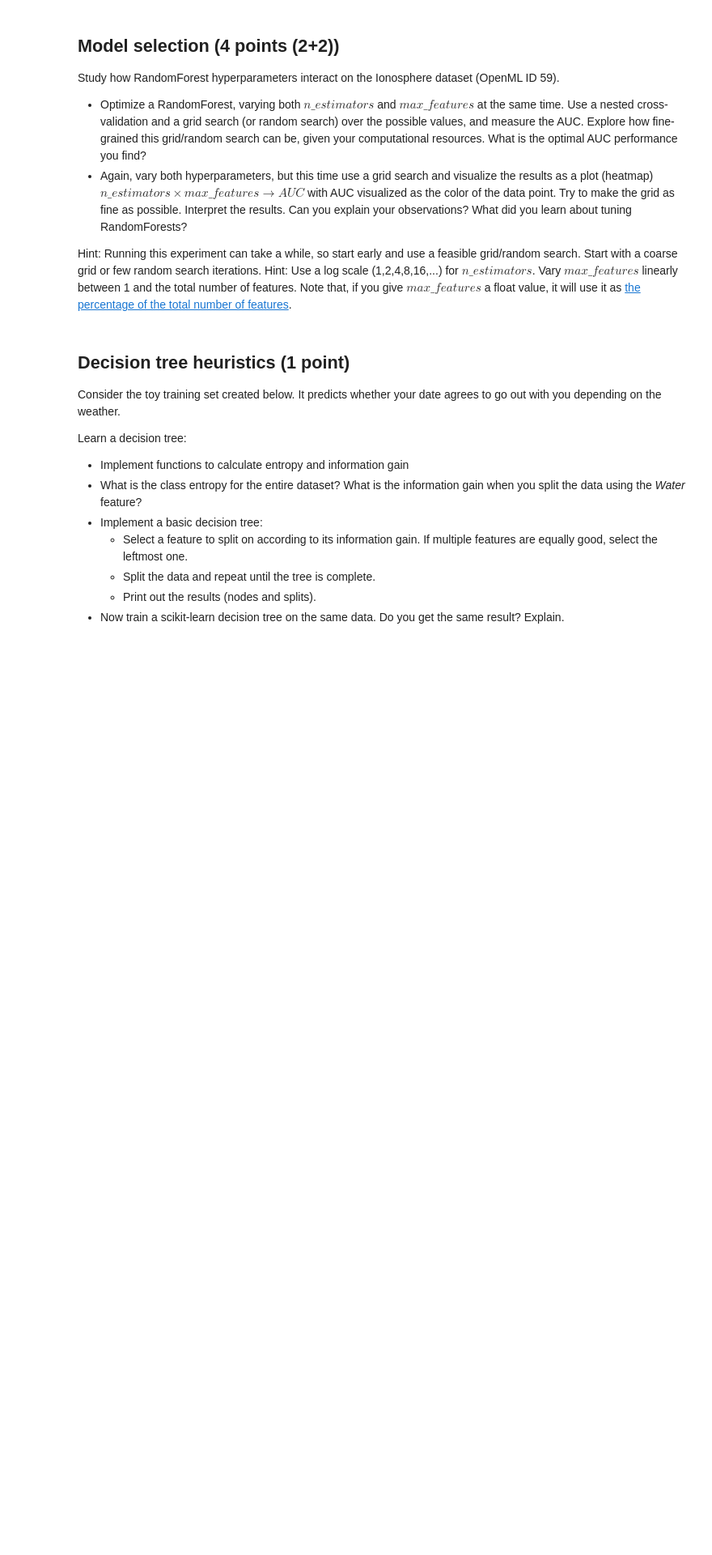
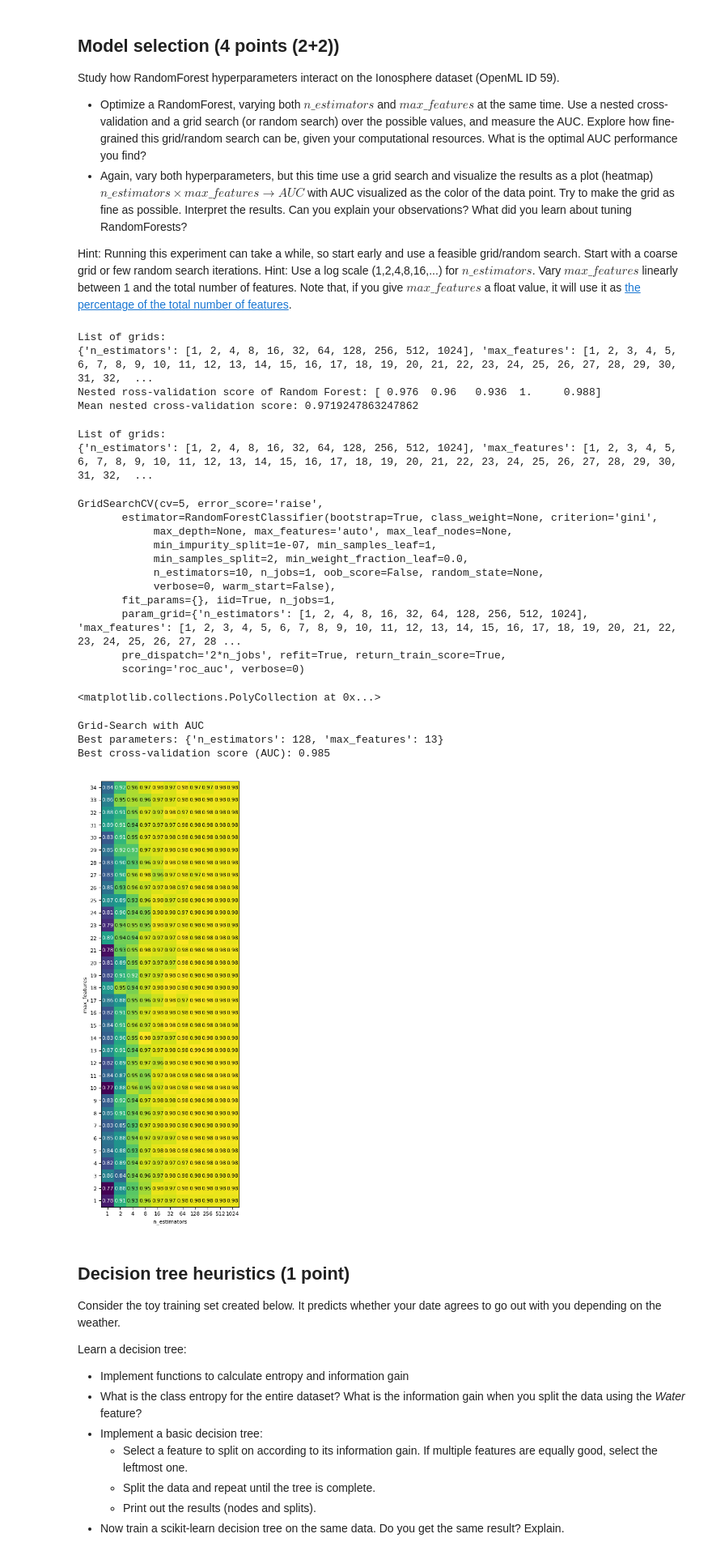
Before and after one commit to chinfang/tmp, a Jupyter notebook: Assignment 1_lcf.ipynb, the cells around one changed output. Shown at 81% size. Saved outputs shown, nothing was run; the diff lists cells and outputs as text; code cells hidden in the pictures; blank space fills up the shorter version.

```diff
--- a/Assignment 1_lcf.ipynb
+++ b/Assignment 1_lcf.ipynb
@@ -279,3 +298,81 @@ X, y = ionosphere.get_data(target=ionosphere.default_target_attribute); # Get th
+# %%
+from sklearn.model_selection import train_test_split
+from sklearn.model_selection import cross_val_score
+from sklearn.ensemble import RandomForestClassifier
+from sklearn.datasets import make_moons
+from sklearn.model_selection import GridSearchCV
+
+ionosphere = oml.datasets.get_dataset(59) # Download Ionosphere data
+X, y = ionosphere.get_data(target=ionosphere.default_target_attribute); # Get the predictors X and the labels y
+
+
+# split data into train+validation set and test set
+X_trainval, X_test, y_trainval, y_test = train_test_split(X, y, random_state=0)
+# split train+validation set into training and validation set
+X_train, X_valid, y_train, y_valid = train_test_split(X_trainval, y_trainval, random_state=1)
+
+best_forest_score = 0
+forest_AUC_rate = []
+param_grid = {'n_estimators': [2**i for i in range(11)],
+              'max_features': [i for i in range(1,35)]}
+
+print("List of grids:\n{}".format(param_grid))
+
+# train an randomforest
+forest_scores = cross_val_score(GridSearchCV(RandomForestClassifier(), param_grid, cv=5),
+                                            X, y, scoring="roc_auc", cv=5, n_jobs=-1)
+# compute mean cross-validation accuracy
+forest_score = np.mean(forest_scores)
+# if we got a better score, store the score and parameters
+forest_AUC_rate.append(forest_score)
+
+print("Nested ross-validation score of Random Forest: {}".format(forest_scores))
+print("Mean nested cross-validation score: {}".format(forest_score))
+# %% [output]
+List of grids:
+{'n_estimators': [1, 2, 4, 8, 16, 32, 64, 128, 256, 512, 1024], 'max_features': [1, 2, 3, 4, 5, 6, 7, 8, 9, 10, 11, 12, 13, 14, 15, 16, 17, 18, 19, 20, 21, 22, 23, 24, 25, 26, 27, 28, 29, 30, 31, 32,  ...
+Nested ross-validation score of Random Forest: [ 0.976  0.96   0.936  1.     0.988]
+Mean nested cross-validation score: 0.9719247863247862
+# %%
+import pandas as pd
+
+param_grid = {'n_estimators': [2**i for i in range(11)],
+              'max_features': [i for i in range(1,35)]}
+#              'max_features': [i for i in range(1,35)]}
+print("List of grids:\n{}".format(param_grid))
+# using AUC scoring instead:
+grid_search = GridSearchCV(RandomForestClassifier(), param_grid=param_grid, cv=5, scoring="roc_auc")
+grid_search.fit(X_train, y_train)
+results = pd.DataFrame(grid_search.cv_results_)
+#scores = [score.mean_validation_score for score in grid_search.grid_scores_]
+#scores = np.array(results.mean_test_score).reshape(34, 11)
+scores = np.array(results.mean_test_score).reshape(34, 11)
+# plot the mean cross-validation scores
+fig, ax = plt.subplots(figsize=(12, 12))
+mglearn.tools.heatmap(scores, xlabel='n_estimators', xticklabels=param_grid['n_estimators'],
+                      ylabel='max_features', yticklabels=param_grid['max_features'], cmap="viridis", fmt="%0.2f", ax=ax);
+print("\nGrid-Search with AUC")
+print("Best parameters:", grid_search.best_params_)
+print("Best cross-validation score (AUC): {:.3f}".format(grid_search.best_score_))
+# %% [output]
+List of grids:
+{'n_estimators': [1, 2, 4, 8, 16, 32, 64, 128, 256, 512, 1024], 'max_features': [1, 2, 3, 4, 5, 6, 7, 8, 9, 10, 11, 12, 13, 14, 15, 16, 17, 18, 19, 20, 21, 22, 23, 24, 25, 26, 27, 28, 29, 30, 31, 32,  ...
+GridSearchCV(cv=5, error_score='raise',
+       estimator=RandomForestClassifier(bootstrap=True, class_weight=None, criterion='gini',
+            max_depth=None, max_features='auto', max_leaf_nodes=None,
+            min_impurity_split=1e-07, min_samples_leaf=1,
+            min_samples_split=2, min_weight_fraction_leaf=0.0,
+            n_estimators=10, n_jobs=1, oob_score=False, random_state=None,
+            verbose=0, warm_start=False),
+       fit_params={}, iid=True, n_jobs=1,
+       param_grid={'n_estimators': [1, 2, 4, 8, 16, 32, 64, 128, 256, 512, 1024], 'max_features': [1, 2, 3, 4, 5, 6, 7, 8, 9, 10, 11, 12, 13, 14, 15, 16, 17, 18, 19, 20, 21, 22, 23, 24, 25, 26, 27, 28 ...
+       pre_dispatch='2*n_jobs', refit=True, return_train_score=True,
+       scoring='roc_auc', verbose=0)
+<matplotlib.collections.PolyCollection at 0x...>
+Grid-Search with AUC
+Best parameters: {'n_estimators': 128, 'max_features': 13}
+Best cross-validation score (AUC): 0.985
+[figure, added]
 # %% [markdown]
 ## Decision tree heuristics (1 point)
 Consider the toy training set created below. It predicts whether your date agrees to go out with you depending on the weather.
```
Also changed, not shown: parts of 13 cells of this notebook.
